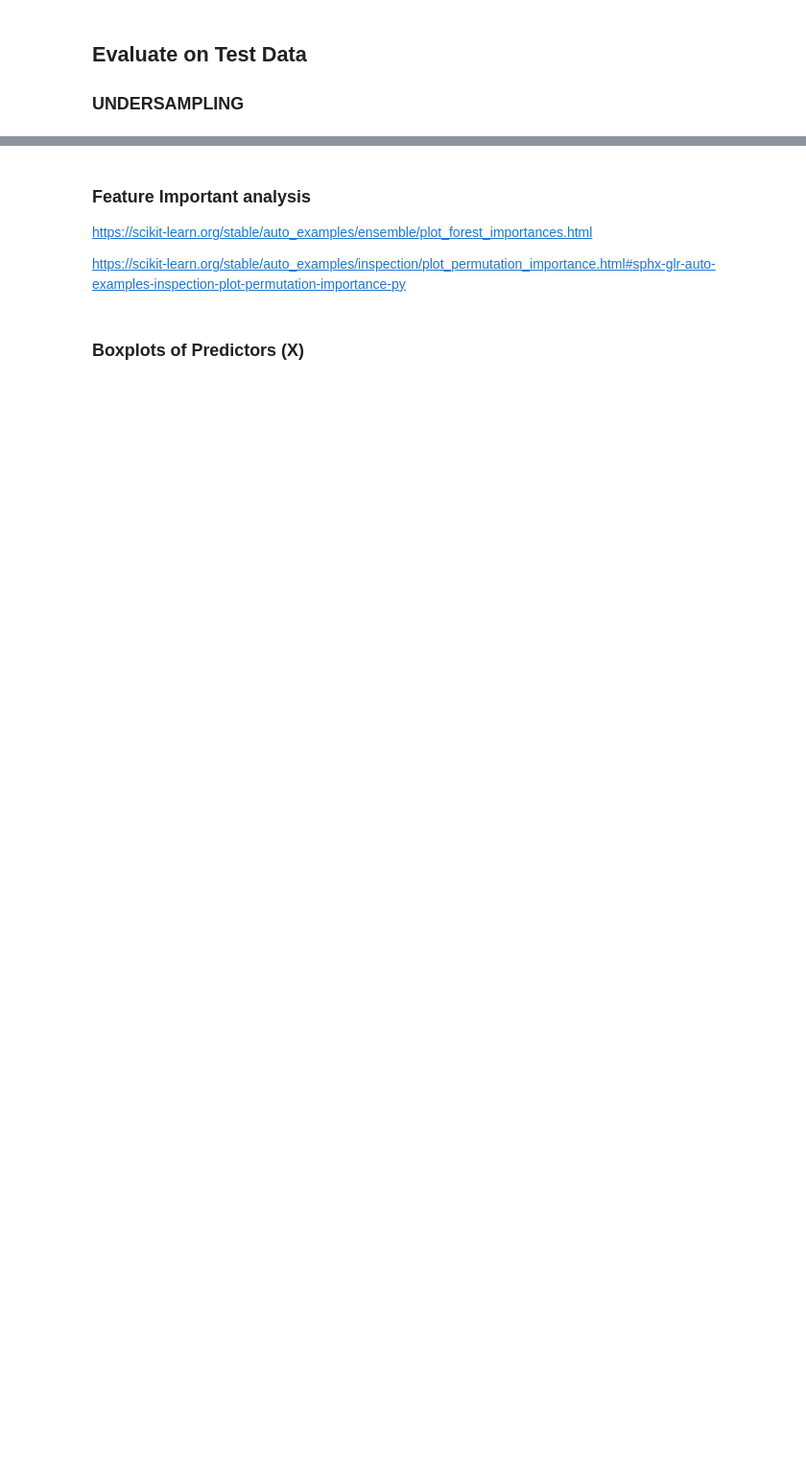
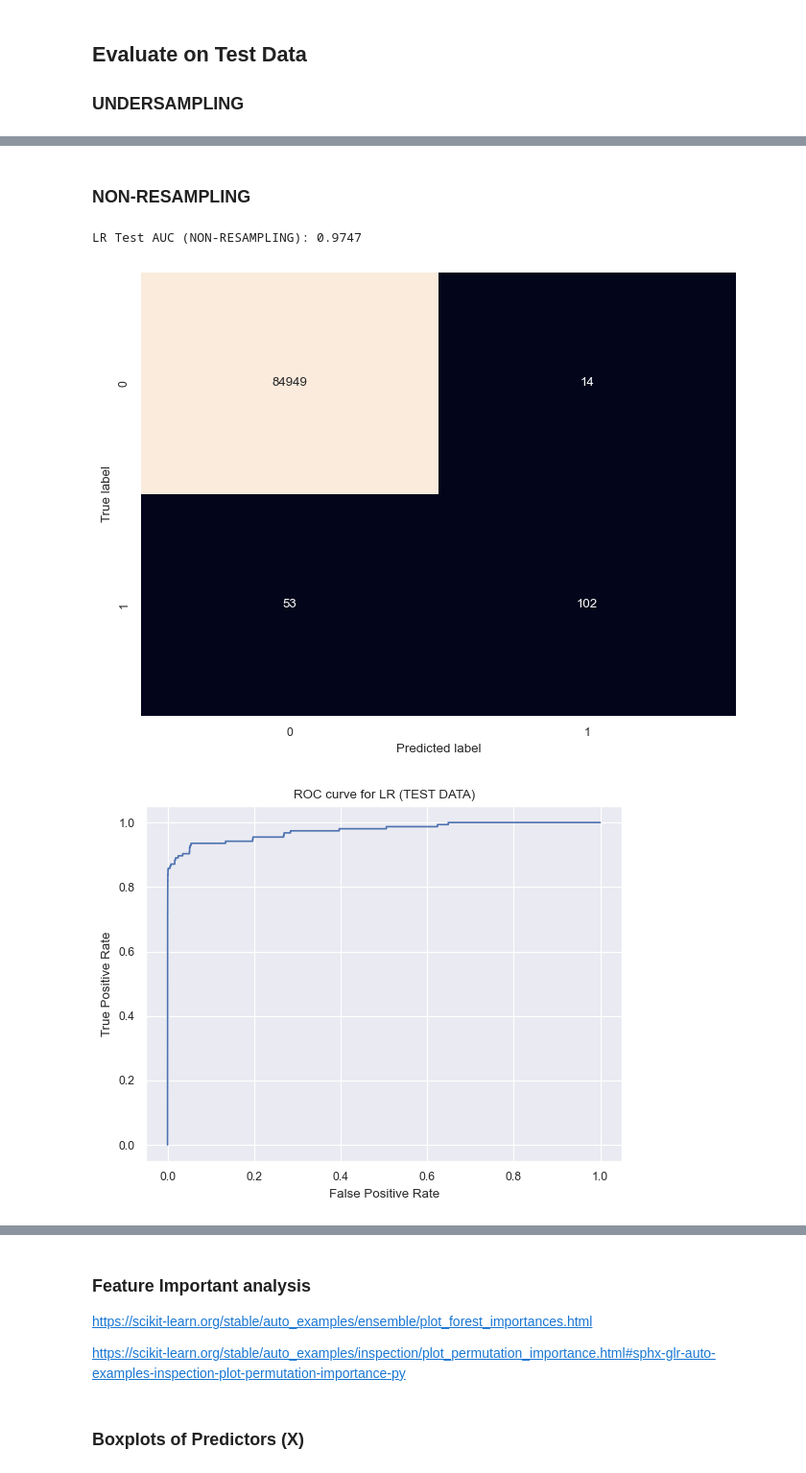
Before and after one commit to yvonnevydao/Credit_Fraud_Detection, a Jupyter notebook: credit_fraud_detection.ipynb, the cells around one changed output, grey strips where cells are left out. Shown at 96% size. Saved outputs shown, nothing was run; the diff lists cells and outputs as text; code cells hidden in the pictures; blank space fills up the shorter version.

Commit message:
Update Difference Metrics and make a data frame Metrics for NON-RESAMPLING

```diff
--- a/credit_fraud_detection.ipynb
+++ b/credit_fraud_detection.ipynb
@@ -2654,0 +2322,35 @@ https://chatgpt.com/c/d23fe45c-b9ef-4118-b3ba-16f49b175f0d
+# %% [markdown]
+### NON-RESAMPLING
+# %%
+## 5. LR ------------------------------------
+
+# Train the model with the best hyperparameters found
+LR_model_NON = LogisticRegression(C=0.1, max_iter=100,
+                                 penalty='l1', solver='liblinear')
+LR_model_NON.fit(X_train, y_train)
+
+# Calculate and print the ROC AUC score on the test data
+print("LR Test AUC (NON-RESAMPLING):", round(roc_auc_score(y_test, LR_model_NON.predict_proba(X_test)[:, 1]), 4))
+
+# Evaluate the model
+LR_metrics_NON = evaluate_model(LR_model_NON, X_test, y_test)
+
+# Plotting the confusion matrix
+conf_matrix = confusion_matrix(y_test, LR_model_NON.predict(X_test))
+plt.figure(figsize=(8, 6))
+sns.heatmap(conf_matrix, annot=True, fmt='d', cbar=False)
+plt.xlabel('Predicted label')
+plt.ylabel('True label')
+plt.show()
+
+# Plot ROC curve
+fpr, tpr, _ = metrics.roc_curve(y_test, LR_model_NON.predict_proba(X_test)[:, 1])
+plt.plot(fpr, tpr)
+plt.xlabel('False Positive Rate')
+plt.ylabel('True Positive Rate')
+plt.title("ROC curve for LR (TEST DATA)")
+plt.show()
+# %% [output]
+LR Test AUC (NON-RESAMPLING): 0.9747
+[figure, added]
+[figure, added]
```
Also changed, not shown: parts of 52 cells of this notebook.
